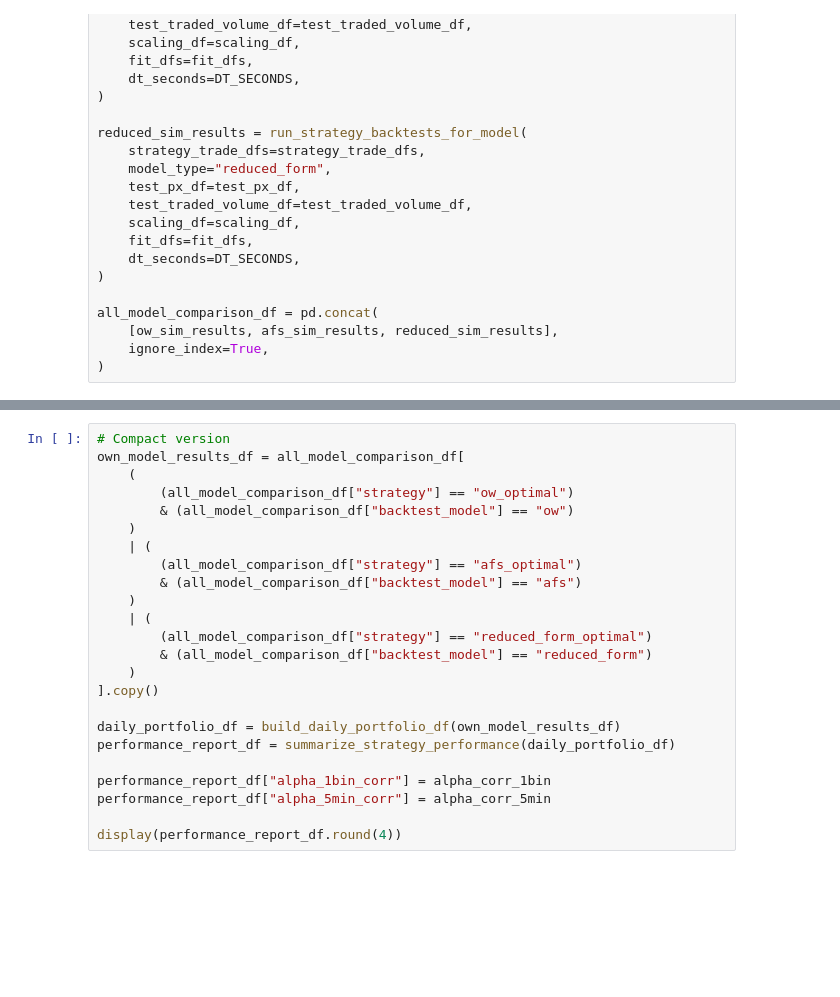
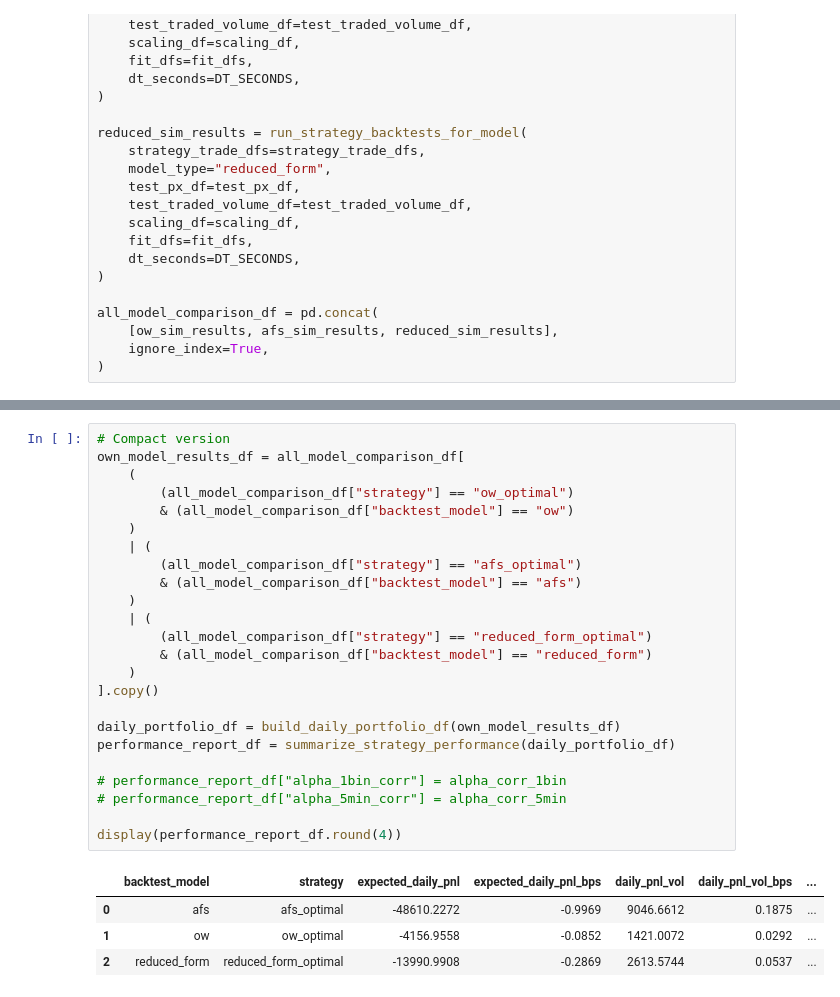
Before and after one commit to raphdlfrg/Quant_Trading_Price_Impact, a Jupyter notebook: 2_6_Performance_metrics.ipynb, the cells around one changed output, grey strips where cells are left out. Drawn from its saved outputs; the diff is of its cells as text; blank space fills up the shorter version.

```diff
--- a/2_6_Performance_metrics.ipynb
+++ b/2_6_Performance_metrics.ipynb
@@ -506,24 +582,29 @@ for model in daily_portfolio_df["backtest_model"].unique():
 # %%
 # Compact version
 own_model_results_df = all_model_comparison_df[
     (
         (all_model_comparison_df["strategy"] == "ow_optimal")
         & (all_model_comparison_df["backtest_model"] == "ow")
     )
     | (
         (all_model_comparison_df["strategy"] == "afs_optimal")
         & (all_model_comparison_df["backtest_model"] == "afs")
     )
     | (
         (all_model_comparison_df["strategy"] == "reduced_form_optimal")
         & (all_model_comparison_df["backtest_model"] == "reduced_form")
     )
 ].copy()
 
 daily_portfolio_df = build_daily_portfolio_df(own_model_results_df)
 performance_report_df = summarize_strategy_performance(daily_portfolio_df)
 
-performance_report_df["alpha_1bin_corr"] = alpha_corr_1bin
-performance_report_df["alpha_5min_corr"] = alpha_corr_5min
+# performance_report_df["alpha_1bin_corr"] = alpha_corr_1bin
+# performance_report_df["alpha_5min_corr"] = alpha_corr_5min
 
 display(performance_report_df.round(4))
+# %% [output]
+|  | backtest_model | strategy | expected_daily_pnl | expected_daily_pnl_bps | daily_pnl_vol | daily_pnl_vol_bps | ... |
+| 0 | afs | afs_optimal | -48610.2272 | -0.9969 | 9046.6612 | 0.1875 | ... |
+| 1 | ow | ow_optimal | -4156.9558 | -0.0852 | 1421.0072 | 0.0292 | ... |
+| 2 | reduced_form | reduced_form_optimal | -13990.9908 | -0.2869 | 2613.5744 | 0.0537 | ... |
```
Also changed, not shown: parts of 30 cells of this notebook, 1 other file.
